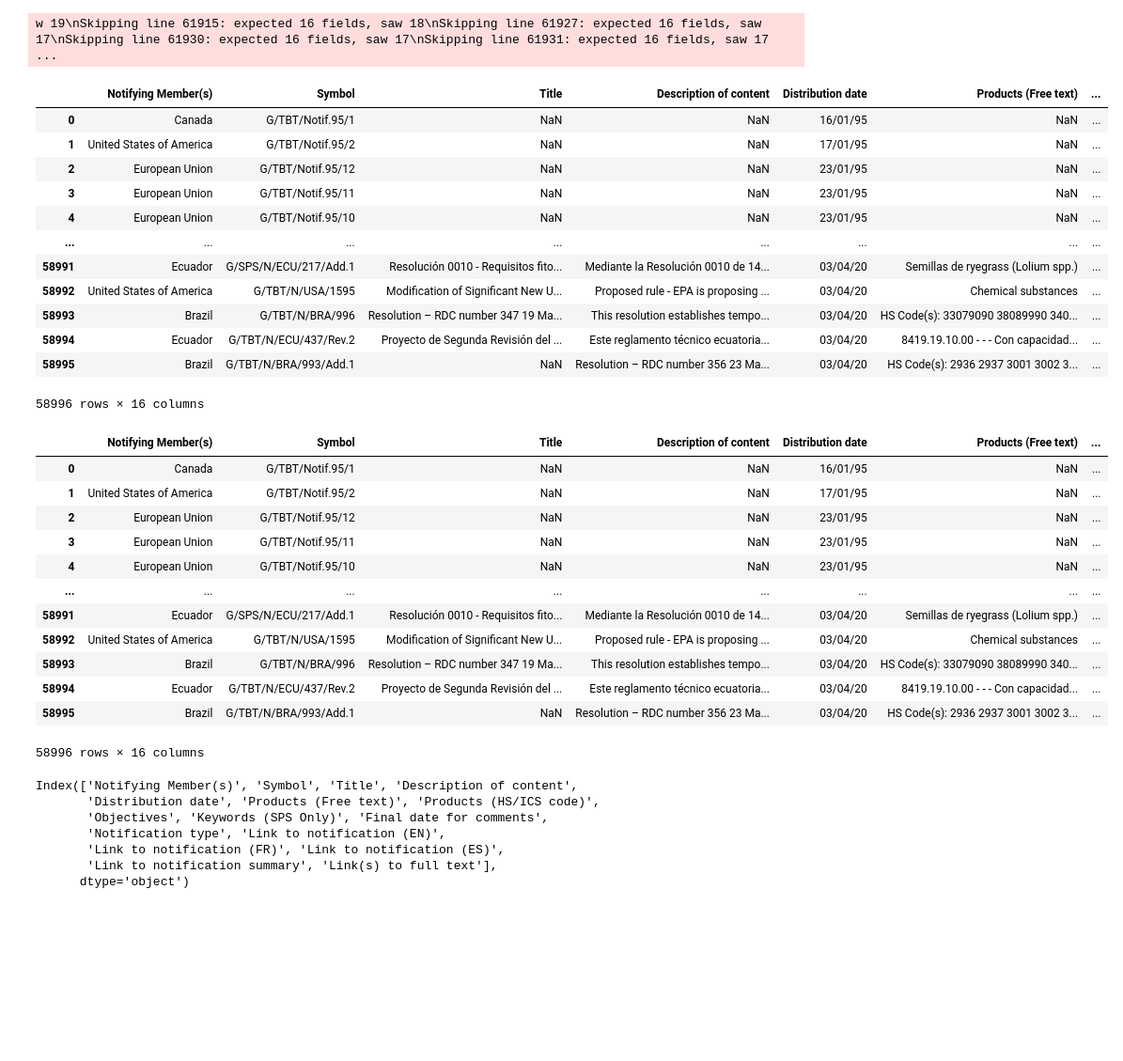
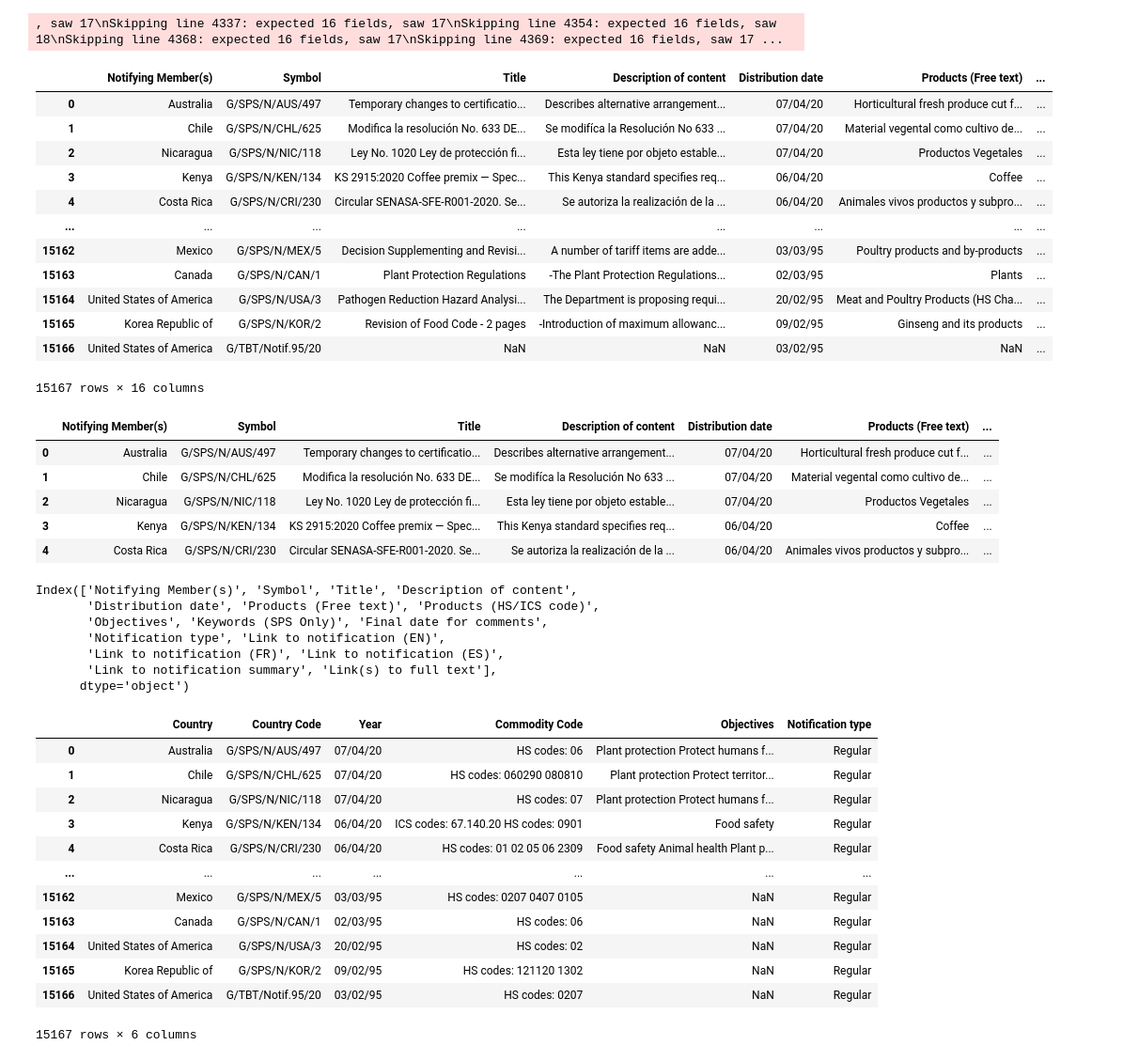
Before and after one commit to thcoelho/ITP_Notificacoes_Exportacao, a Jupyter notebook: Modelo/Notificações/EPING_Notif.ipynb, the cells around one changed output. Shown at 94% size. Drawn from its saved outputs; the diff is of its cells as text; code cells hidden in the pictures; blank space fills up the shorter version.

Commit message:
Separação das Notificações EPING em três csvs: Original ("EPING.csv"); Sem retirar observações nulas ("EPING_Sem_Objetivos_98-2004.csv") e a mais especificada ("EPING_Notifications.csv").

```diff
--- a/Modelo/Notificações/EPING_Notif.ipynb
+++ b/Modelo/Notificações/EPING_Notif.ipynb
@@ -3,37 +4,30 @@ import pandas as pd
 # %%
-df = pd.read_csv("EPingNotifications.csv", error_bad_lines=False)
+df = pd.read_csv("EPing.csv", error_bad_lines=False)
 df
 # %% [output]
-w 19\nSkipping line 61915: expected 16 fields, saw 18\nSkipping line 61927: expected 16 fields, saw 17\nSkipping line 61930: expected 16 fields, saw 17\nSkipping line 61931: expected 16 fields, saw 17 ...
+, saw 17\nSkipping line 4337: expected 16 fields, saw 17\nSkipping line 4354: expected 16 fields, saw 18\nSkipping line 4368: expected 16 fields, saw 17\nSkipping line 4369: expected 16 fields, saw 17 ...
 |  | Notifying Member(s) | Symbol | Title | Description of content | Distribution date | Products (Free text) | ... |
-| 0 | Canada | G/TBT/Notif.95/1 | NaN | NaN | 16/01/95 | NaN | ... |
-| 1 | United States of America | G/TBT/Notif.95/2 | NaN | NaN | 17/01/95 | NaN | ... |
-| 2 | European Union | G/TBT/Notif.95/12 | NaN | NaN | 23/01/95 | NaN | ... |
-| 3 | European Union | G/TBT/Notif.95/11 | NaN | NaN | 23/01/95 | NaN | ... |
-| 4 | European Union | G/TBT/Notif.95/10 | NaN | NaN | 23/01/95 | NaN | ... |
+| 0 | Australia | G/SPS/N/AUS/497 | Temporary changes to certificatio... | Describes alternative arrangement... | 07/04/20 | Horticultural fresh produce cut f... | ... |
+| 1 | Chile | G/SPS/N/CHL/625 | Modifica la resolución No. 633 DE... | Se modifíca la Resolución No 633 ... | 07/04/20 | Material vegental como cultivo de... | ... |
+| 2 | Nicaragua | G/SPS/N/NIC/118 | Ley No. 1020 Ley de protección fi... | Esta ley tiene por objeto estable... | 07/04/20 | Productos Vegetales | ... |
+| 3 | Kenya | G/SPS/N/KEN/134 | KS 2915:2020 Coffee premix ― Spec... | This Kenya standard specifies req... | 06/04/20 | Coffee | ... |
+| 4 | Costa Rica | G/SPS/N/CRI/230 | Circular SENASA-SFE-R001-2020. Se... | Se autoriza la realización de la ... | 06/04/20 | Animales vivos productos y subpro... | ... |
 | ... | ... | ... | ... | ... | ... | ... | ... |
-| 58991 | Ecuador | G/SPS/N/ECU/217/Add.1 | Resolución 0010 - Requisitos fito... | Mediante la Resolución 0010 de 14... | 03/04/20 | Semillas de ryegrass (Lolium spp.) | ... |
-| 58992 | United States of America | G/TBT/N/USA/1595 | Modification of Significant New U... | Proposed rule - EPA is proposing ... | 03/04/20 | Chemical substances | ... |
-| 58993 | Brazil | G/TBT/N/BRA/996 | Resolution – RDC number 347 19 Ma... | This resolution establishes tempo... | 03/04/20 | HS Code(s): 33079090 38089990 340... | ... |
-| 58994 | Ecuador | G/TBT/N/ECU/437/Rev.2 | Proyecto de Segunda Revisión del ... | Este reglamento técnico ecuatoria... | 03/04/20 | 8419.19.10.00 - - - Con capacidad... | ... |
-| 58995 | Brazil | G/TBT/N/BRA/993/Add.1 | NaN | Resolution – RDC number 356 23 Ma... | 03/04/20 | HS Code(s): 2936 2937 3001 3002 3... | ... |
+| 15162 | Mexico | G/SPS/N/MEX/5 | Decision Supplementing and Revisi... | A number of tariff items are adde... | 03/03/95 | Poultry products and by-products | ... |
+| 15163 | Canada | G/SPS/N/CAN/1 | Plant Protection Regulations | -The Plant Protection Regulations... | 02/03/95 | Plants | ... |
+| 15164 | United States of America | G/SPS/N/USA/3 | Pathogen Reduction Hazard Analysi... | The Department is proposing requi... | 20/02/95 | Meat and Poultry Products (HS Cha... | ... |
+| 15165 | Korea Republic of | G/SPS/N/KOR/2 | Revision of Food Code - 2 pages | -Introduction of maximum allowanc... | 09/02/95 | Ginseng and its products | ... |
+| 15166 | United States of America | G/TBT/Notif.95/20 | NaN | NaN | 03/02/95 | NaN | ... |
-58996 rows × 16 columns
+15167 rows × 16 columns
 # %%
-df
+df.head()
 # %% [output]
 |  | Notifying Member(s) | Symbol | Title | Description of content | Distribution date | Products (Free text) | ... |
-| 0 | Canada | G/TBT/Notif.95/1 | NaN | NaN | 16/01/95 | NaN | ... |
-| 1 | United States of America | G/TBT/Notif.95/2 | NaN | NaN | 17/01/95 | NaN | ... |
-| 2 | European Union | G/TBT/Notif.95/12 | NaN | NaN | 23/01/95 | NaN | ... |
-| 3 | European Union | G/TBT/Notif.95/11 | NaN | NaN | 23/01/95 | NaN | ... |
-| 4 | European Union | G/TBT/Notif.95/10 | NaN | NaN | 23/01/95 | NaN | ... |
-| ... | ... | ... | ... | ... | ... | ... | ... |
-| 58991 | Ecuador | G/SPS/N/ECU/217/Add.1 | Resolución 0010 - Requisitos fito... | Mediante la Resolución 0010 de 14... | 03/04/20 | Semillas de ryegrass (Lolium spp.) | ... |
-| 58992 | United States of America | G/TBT/N/USA/1595 | Modification of Significant New U... | Proposed rule - EPA is proposing ... | 03/04/20 | Chemical substances | ... |
-| 58993 | Brazil | G/TBT/N/BRA/996 | Resolution – RDC number 347 19 Ma... | This resolution establishes tempo... | 03/04/20 | HS Code(s): 33079090 38089990 340... | ... |
-| 58994 | Ecuador | G/TBT/N/ECU/437/Rev.2 | Proyecto de Segunda Revisión del ... | Este reglamento técnico ecuatoria... | 03/04/20 | 8419.19.10.00 - - - Con capacidad... | ... |
-| 58995 | Brazil | G/TBT/N/BRA/993/Add.1 | NaN | Resolution – RDC number 356 23 Ma... | 03/04/20 | HS Code(s): 2936 2937 3001 3002 3... | ... |
+| 0 | Australia | G/SPS/N/AUS/497 | Temporary changes to certificatio... | Describes alternative arrangement... | 07/04/20 | Horticultural fresh produce cut f... | ... |
+| 1 | Chile | G/SPS/N/CHL/625 | Modifica la resolución No. 633 DE... | Se modifíca la Resolución No 633 ... | 07/04/20 | Material vegental como cultivo de... | ... |
+| 2 | Nicaragua | G/SPS/N/NIC/118 | Ley No. 1020 Ley de protección fi... | Esta ley tiene por objeto estable... | 07/04/20 | Productos Vegetales | ... |
+| 3 | Kenya | G/SPS/N/KEN/134 | KS 2915:2020 Coffee premix ― Spec... | This Kenya standard specifies req... | 06/04/20 | Coffee | ... |
+| 4 | Costa Rica | G/SPS/N/CRI/230 | Circular SENASA-SFE-R001-2020. Se... | Se autoriza la realización de la ... | 06/04/20 | Animales vivos productos y subpro... | ... |
-58996 rows × 16 columns
 # %%
 df.columns
 # %% [output]
@@ -48,3 +42,19 @@ Index(['Notifying Member(s)', 'Symbol', 'Title', 'Description of content',
 df = df.iloc[:,[0,1,4,6,7,10]]
 # %%
 df.rename({df.columns[0]:"Country", df.columns[1]:"Country Code", df.columns[2]:"Year", df.columns[3]:"Commodity Code"},axis=1, inplace=True)
+# %%
+df
+# %% [output]
+|  | Country | Country Code | Year | Commodity Code | Objectives | Notification type |
+| 0 | Australia | G/SPS/N/AUS/497 | 07/04/20 | HS codes: 06 | Plant protection Protect humans f... | Regular |
+| 1 | Chile | G/SPS/N/CHL/625 | 07/04/20 | HS codes: 060290 080810 | Plant protection Protect territor... | Regular |
+| 2 | Nicaragua | G/SPS/N/NIC/118 | 07/04/20 | HS codes: 07 | Plant protection Protect humans f... | Regular |
+| 3 | Kenya | G/SPS/N/KEN/134 | 06/04/20 | ICS codes: 67.140.20 HS codes: 0901 | Food safety | Regular |
+| 4 | Costa Rica | G/SPS/N/CRI/230 | 06/04/20 | HS codes: 01 02 05 06 2309 | Food safety Animal health Plant p... | Regular |
+| ... | ... | ... | ... | ... | ... | ... |
+| 15162 | Mexico | G/SPS/N/MEX/5 | 03/03/95 | HS codes: 0207 0407 0105 | NaN | Regular |
+| 15163 | Canada | G/SPS/N/CAN/1 | 02/03/95 | HS codes: 06 | NaN | Regular |
+| 15164 | United States of America | G/SPS/N/USA/3 | 20/02/95 | HS codes: 02 | NaN | Regular |
+| 15165 | Korea Republic of | G/SPS/N/KOR/2 | 09/02/95 | HS codes: 121120 1302 | NaN | Regular |
+| 15166 | United States of America | G/TBT/Notif.95/20 | 03/02/95 | HS codes: 0207 | NaN | Regular |
+15167 rows × 6 columns
```
Also changed, not shown: parts of 18 cells of this notebook, 3 other files.
